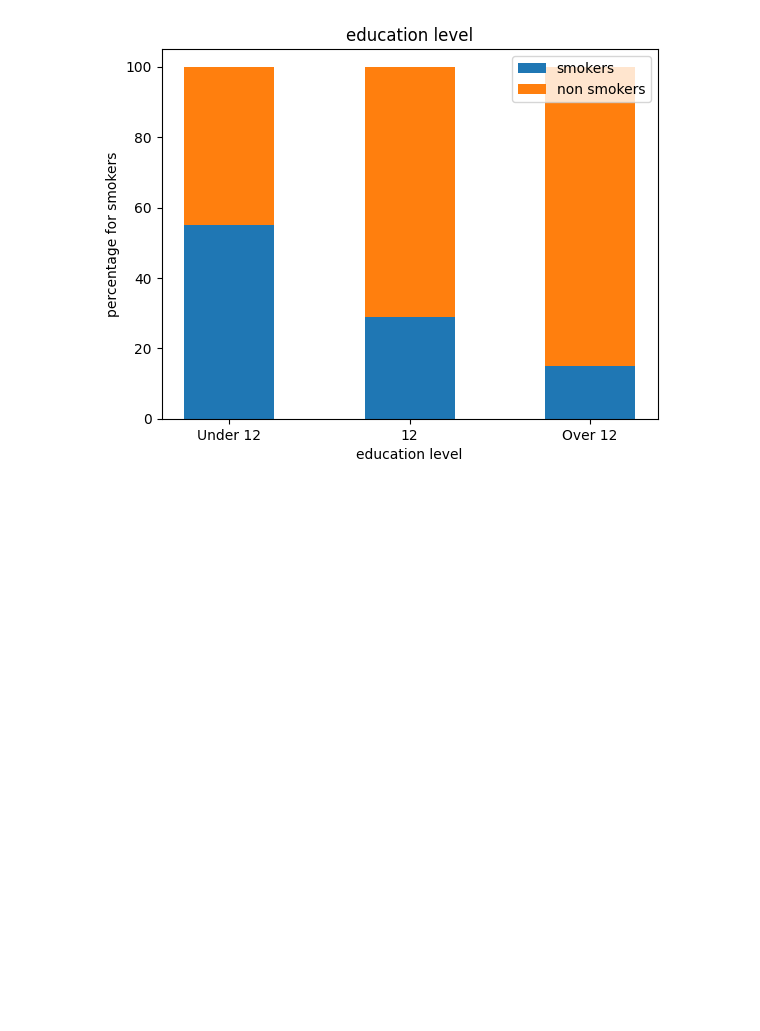
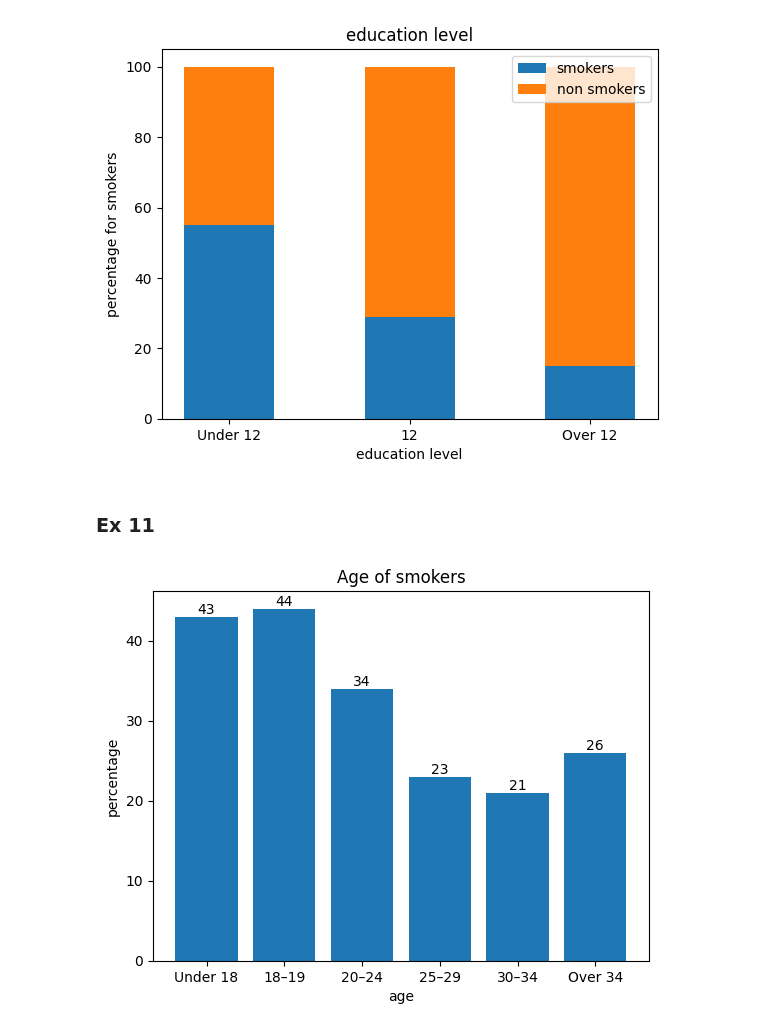
Before and after one commit to batman0911/social_stats, a Jupyter notebook: ex_01/main.ipynb, the cells around one changed output. Cells and saved outputs as stored; diff of their text form; code cells hidden in the pictures; blank space fills up the shorter version.

```diff
--- a/ex_01/main.ipynb
+++ b/ex_01/main.ipynb
@@ -156,3 +185,25 @@ plt.ylabel('percentage for smokers')
 plt.show()
 # %% [output]
 [figure]
+# %% [markdown]
+### Ex 11
+# %%
+import matplotlib.pyplot as plt
+import numpy as np
+
+categories = ['Under 18', '18–19', '20–24', '25–29', '30–34', 'Over 34']
+percent_mothers = [5, 9, 35, 32, 15, 4]
+percent_smokers = [43, 44, 34, 23, 21, 26]
+percent_non_smokers = [100 - i for i in percent_smokers]
+
+bars = plt.bar(categories, percent_smokers)
+plt.bar_label(bars)
+
+
+plt.title('Age of smokers')
+plt.xlabel('age')
+plt.ylabel('percentage')
+
+plt.show()
+# %% [output]
+[figure, added]
```
Also changed, not shown: parts of 8 cells of this notebook.
